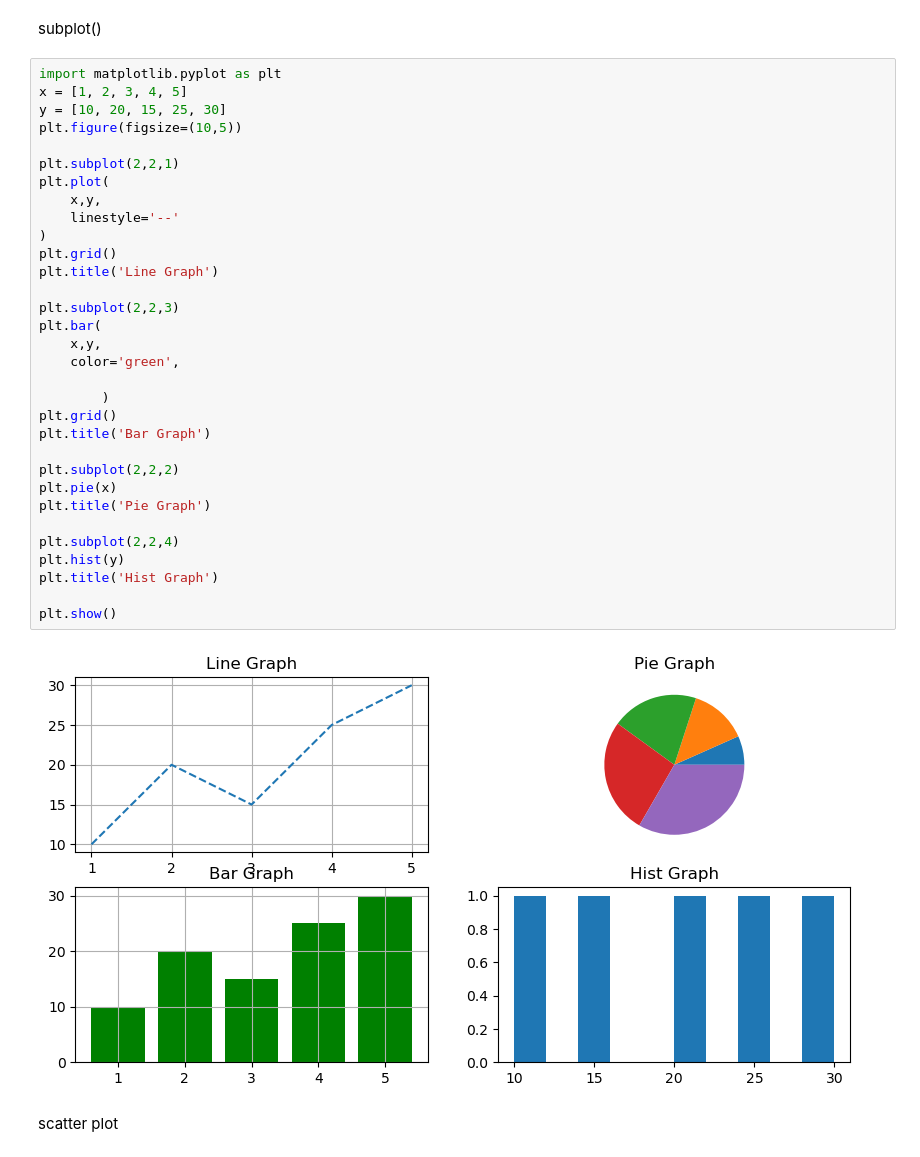
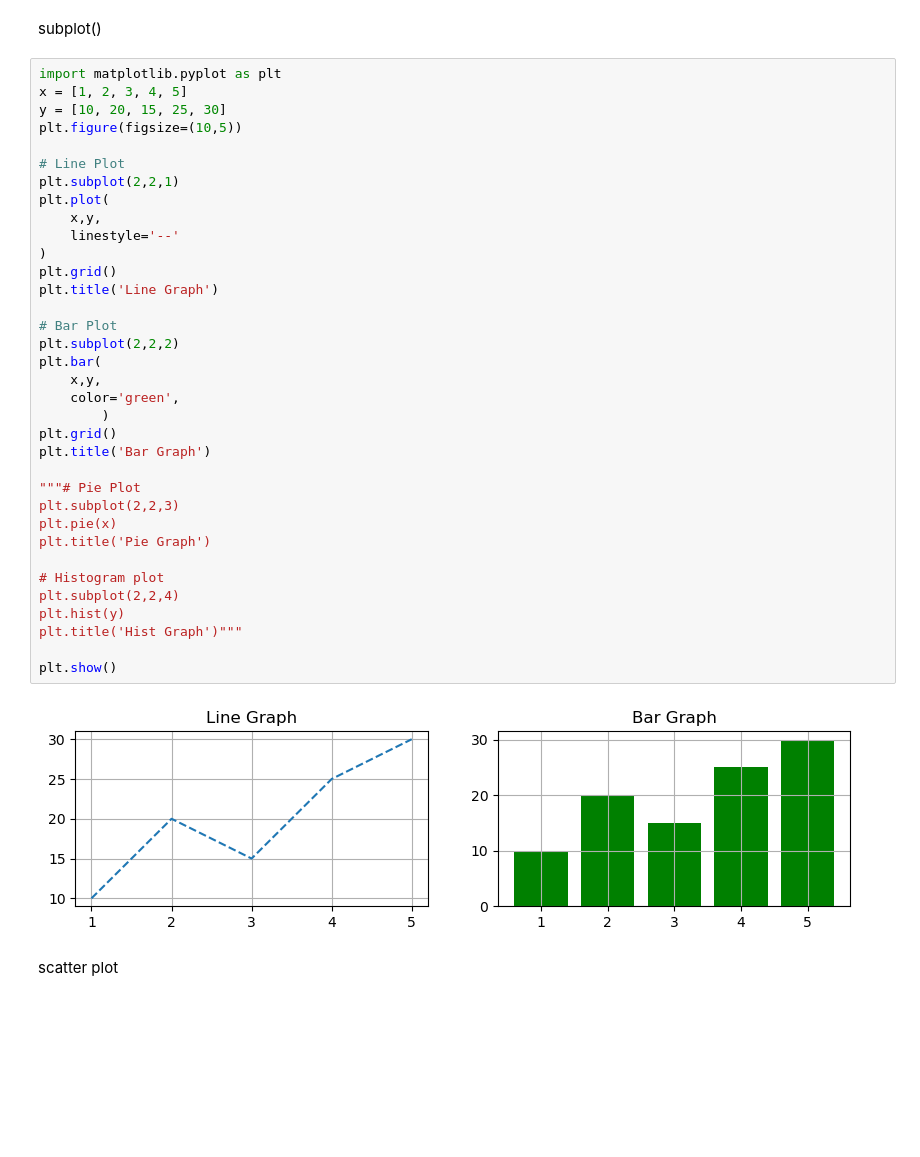
Before and after one commit to shripada-mahato/Matplotlib, a Jupyter notebook: operation.ipynb, the cells around one changed output. Saved outputs shown, nothing was run; the diff lists cells and outputs as text; blank space fills up the shorter version.

```diff
--- a/operation.ipynb
+++ b/operation.ipynb
@@ -302,37 +302,40 @@ subplot()
 # %%
 import matplotlib.pyplot as plt
 x = [1, 2, 3, 4, 5]
 y = [10, 20, 15, 25, 30]
 plt.figure(figsize=(10,5))
 
+# Line Plot
 plt.subplot(2,2,1)
 plt.plot(
     x,y,
     linestyle='--'
 )
 plt.grid()
 plt.title('Line Graph')
 
-plt.subplot(2,2,3)
+# Bar Plot
+plt.subplot(2,2,2)
 plt.bar(
     x,y,
     color='green',
-
         )
 plt.grid()
 plt.title('Bar Graph')
 
-plt.subplot(2,2,2)
+"""# Pie Plot
+plt.subplot(2,2,3)
 plt.pie(x)
 plt.title('Pie Graph')
 
+# Histogram plot
 plt.subplot(2,2,4)
 plt.hist(y)
-plt.title('Hist Graph')
+plt.title('Hist Graph')"""
 
 plt.show()
 # %% [output]
-[figure, old version]
+[figure, new version]
 # %% [markdown]
 scatter plot
 # %%
```
Also changed, not shown: parts of 2 cells of this notebook.
